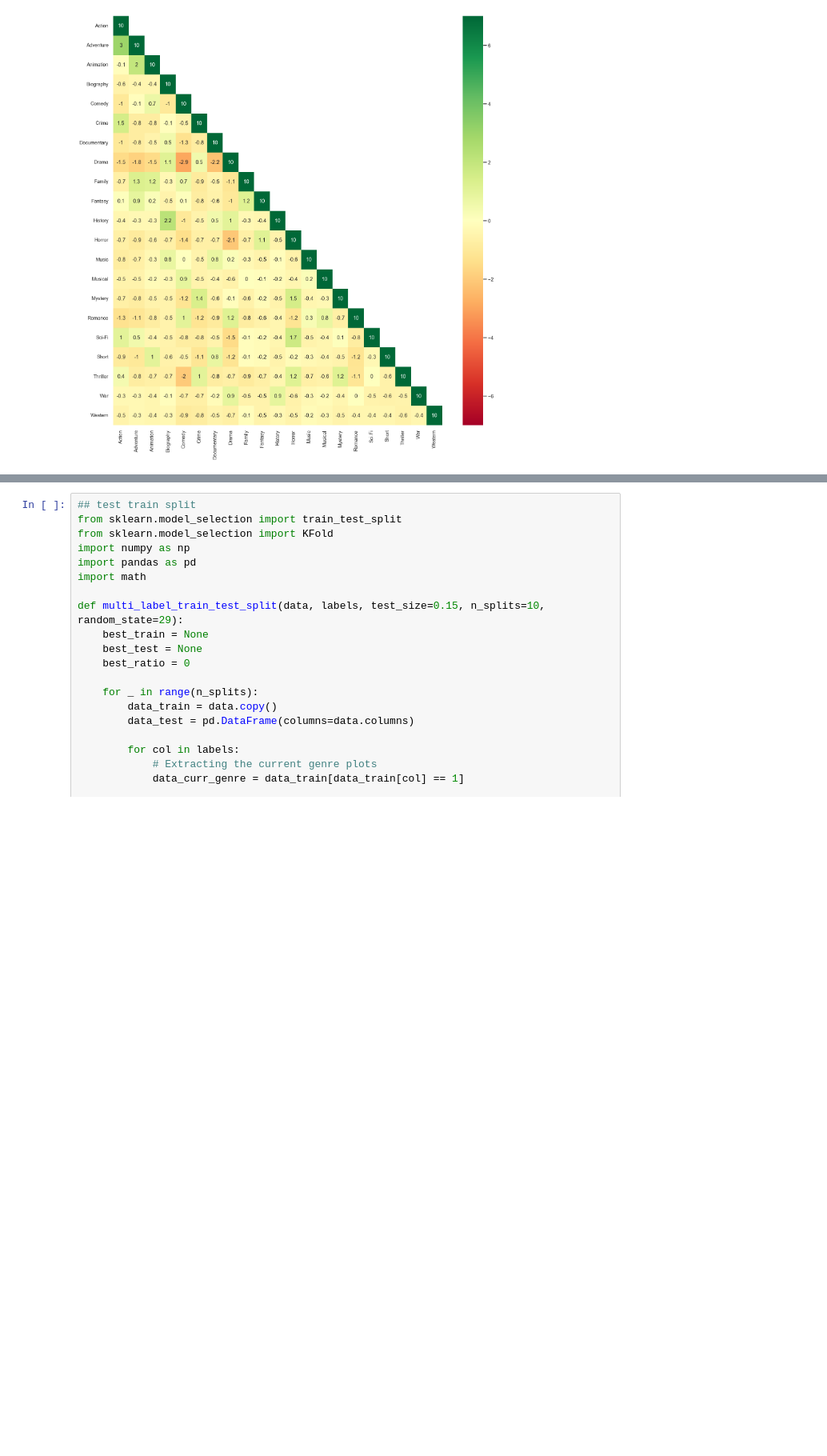
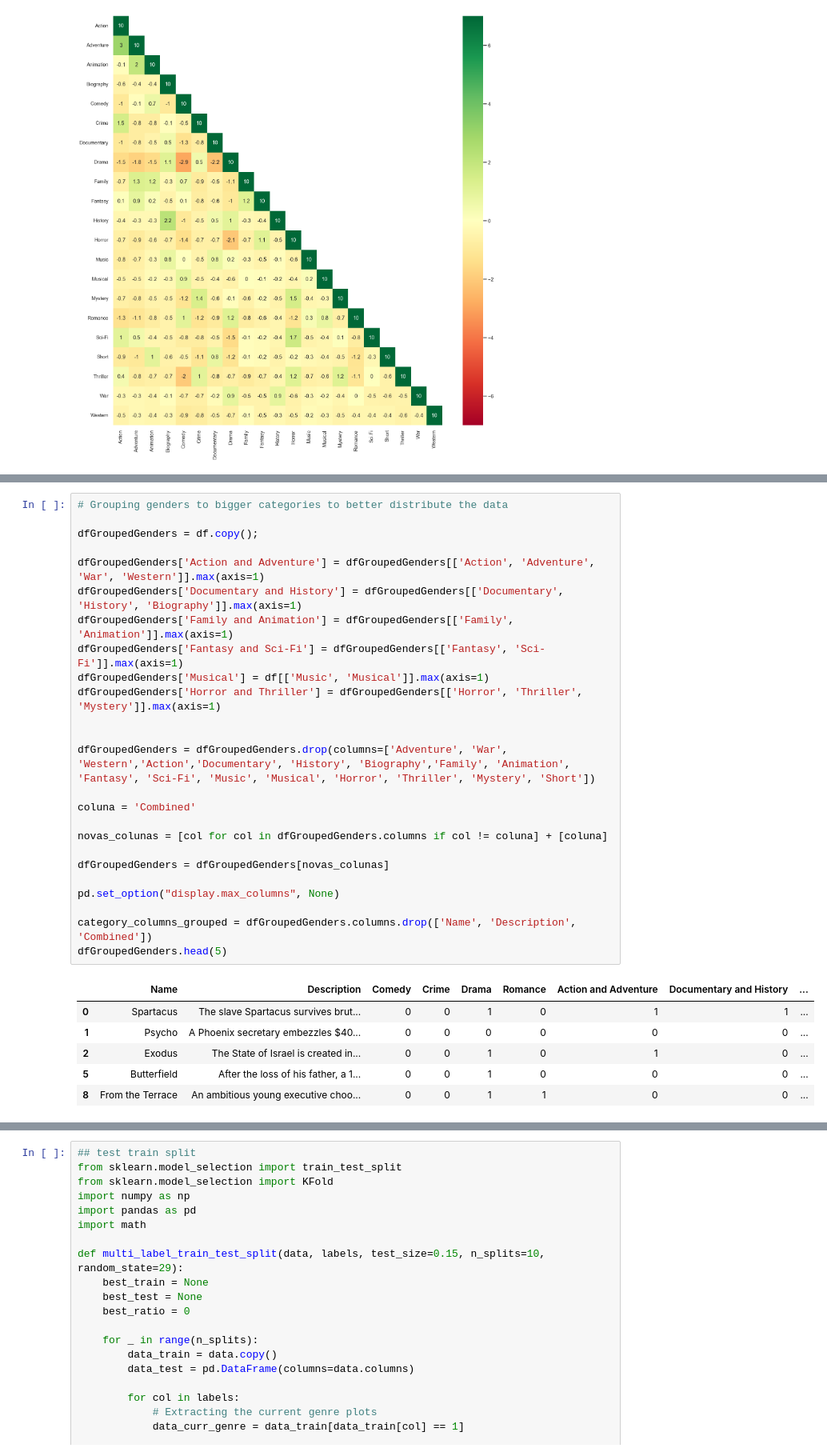
Before and after one commit to xavier-santos/Challenge3-Team7-MEIA-2022-2023, a Jupyter notebook: notebooks/New Pre processing.ipynb, the cells around one changed output, grey strips where cells are left out. Shown at 80% size. Saved outputs shown, nothing was run; the diff lists cells and outputs as text; blank space fills up the shorter version.

```diff
--- a/notebooks/New Pre processing.ipynb
+++ b/notebooks/New Pre processing.ipynb
@@ -296,0 +357,32 @@ plt.show()
+# %%
+# Grouping genders to bigger categories to better distribute the data
+
+dfGroupedGenders = df.copy();
+
+dfGroupedGenders['Action and Adventure'] = dfGroupedGenders[['Action', 'Adventure', 'War', 'Western']].max(axis=1)
+dfGroupedGenders['Documentary and History'] = dfGroupedGenders[['Documentary', 'History', 'Biography']].max(axis=1)
+dfGroupedGenders['Family and Animation'] = dfGroupedGenders[['Family', 'Animation']].max(axis=1)
+dfGroupedGenders['Fantasy and Sci-Fi'] = dfGroupedGenders[['Fantasy', 'Sci-Fi']].max(axis=1)
+dfGroupedGenders['Musical'] = df[['Music', 'Musical']].max(axis=1)
+dfGroupedGenders['Horror and Thriller'] = dfGroupedGenders[['Horror', 'Thriller', 'Mystery']].max(axis=1)
+
+
+dfGroupedGenders = dfGroupedGenders.drop(columns=['Adventure', 'War', 'Western','Action','Documentary', 'History', 'Biography','Family', 'Animation', 'Fantasy', 'Sci-Fi', 'Music', 'Musical', 'Horror', 'Thriller', 'Mystery', 'Short'])
+
+coluna = 'Combined'
+
+novas_colunas = [col for col in dfGroupedGenders.columns if col != coluna] + [coluna]
+
+dfGroupedGenders = dfGroupedGenders[novas_colunas]
+
+pd.set_option("display.max_columns", None)
+
+category_columns_grouped = dfGroupedGenders.columns.drop(['Name', 'Description', 'Combined'])
+dfGroupedGenders.head(5)
+# %% [output]
+|  | Name | Description | Comedy | Crime | Drama | Romance | Action and Adventure | Documentary and History | ... |
+| 0 | Spartacus | The slave Spartacus survives brut... | 0 | 0 | 1 | 0 | 1 | 1 | ... |
+| 1 | Psycho | A Phoenix secretary embezzles $40... | 0 | 0 | 0 | 0 | 0 | 0 | ... |
+| 2 | Exodus | The State of Israel is created in... | 0 | 0 | 1 | 0 | 1 | 0 | ... |
+| 5 | Butterfield | After the loss of his father, a 1... | 0 | 0 | 1 | 0 | 0 | 0 | ... |
+| 8 | From the Terrace | An ambitious young executive choo... | 0 | 0 | 1 | 1 | 0 | 0 | ... |
```
Also changed, not shown: parts of 11 cells of this notebook, 27 other files.
